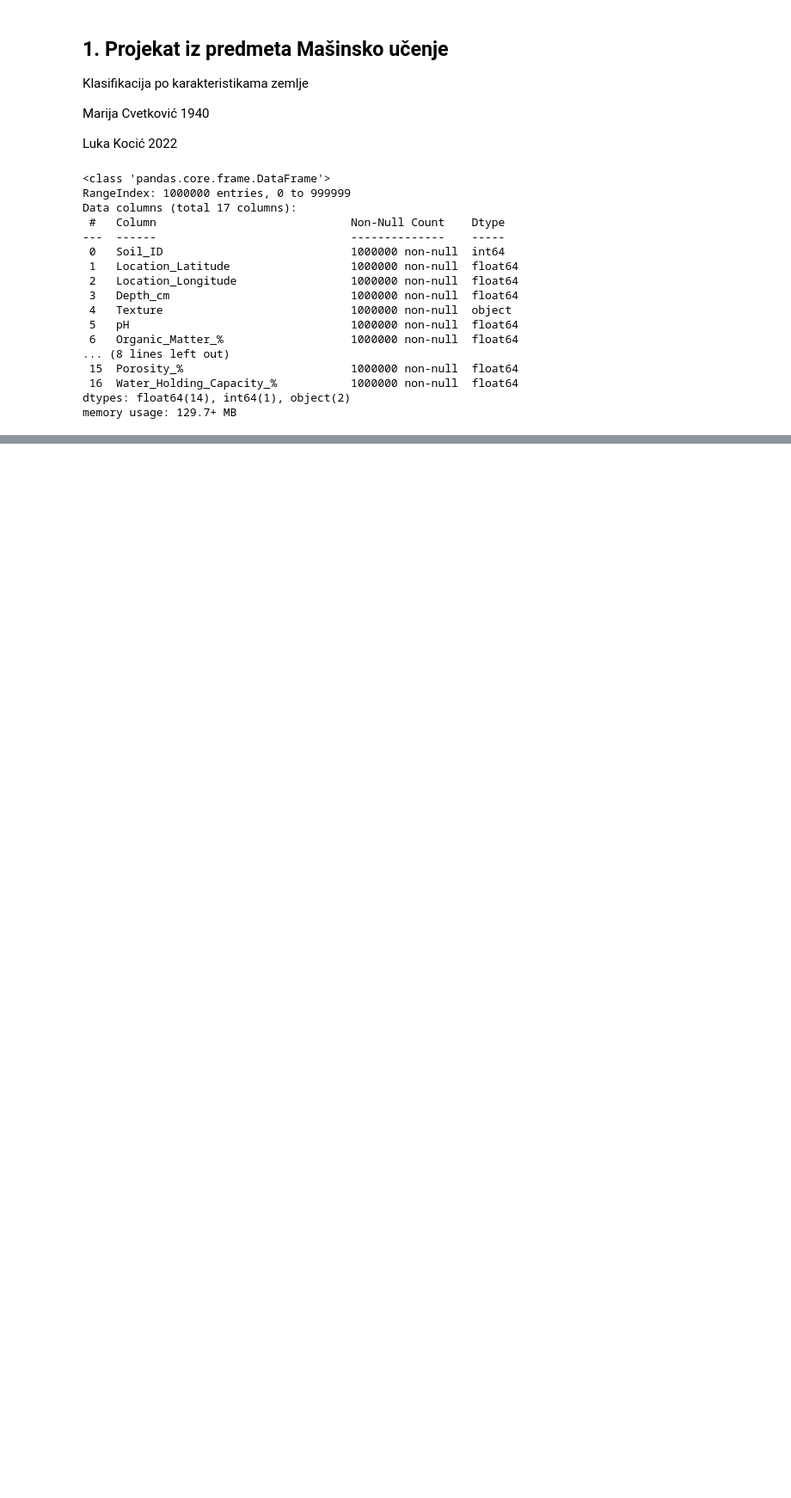
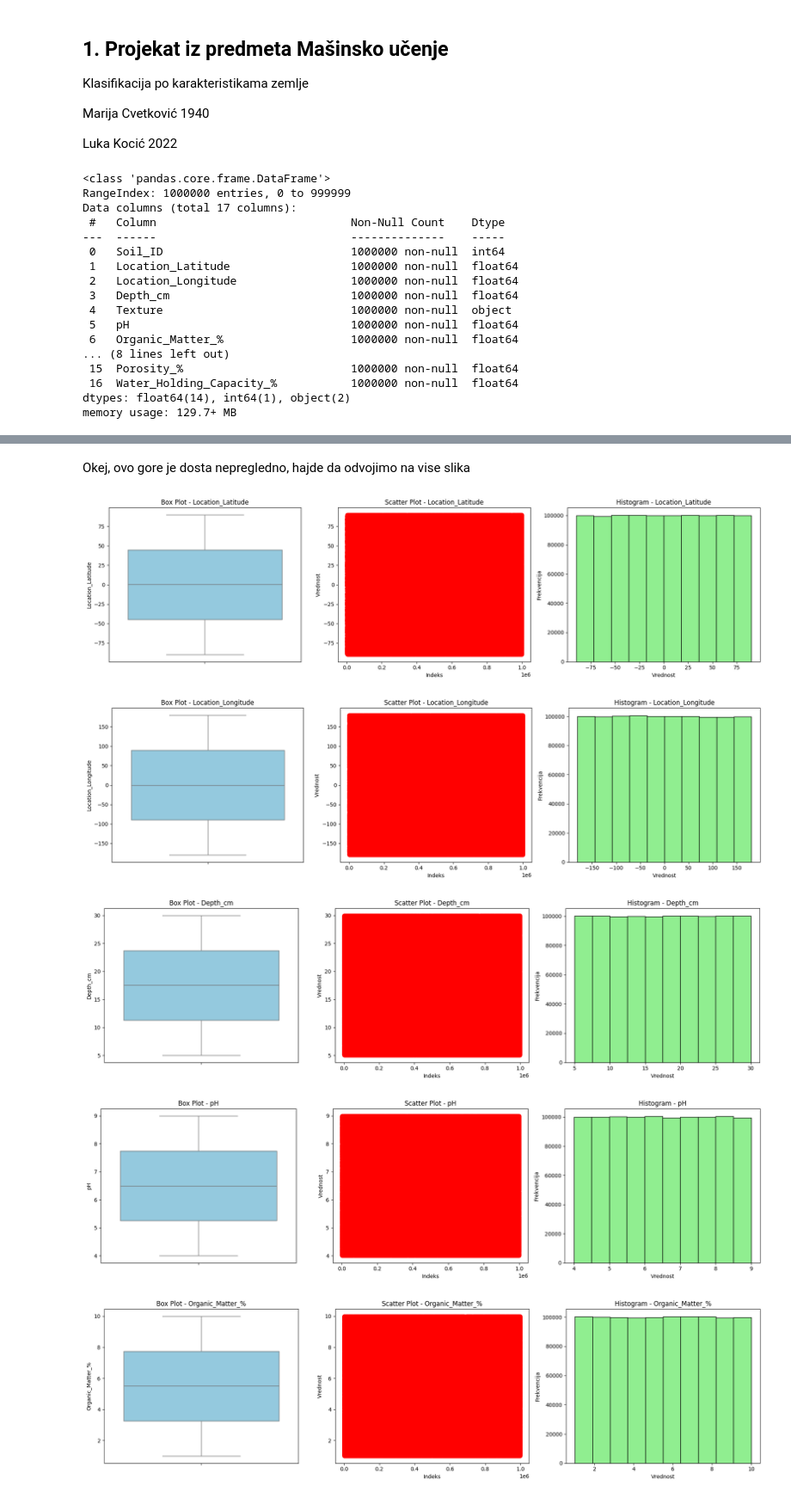
Before and after one commit to bazlooka/elfak-machine-learning, a Jupyter notebook: project 1/notebook.ipynb, the cells around one changed output, grey strips where cells are left out. Shown at 86% size. Cells and saved outputs as stored; diff of their text form; code cells hidden in the pictures; blank space fills up the shorter version.

```diff
--- a/project 1/notebook.ipynb
+++ b/project 1/notebook.ipynb
@@ -33,0 +98,33 @@ memory usage: 129.7+ MB
+# %% [markdown]
+Okej, ovo gore je dosta nepregledno, hajde da odvojimo na vise slika
+# %%
+for column in number_columns.columns:
+        plt.figure(figsize=(18, 5))
+
+        # Box plot
+        plt.subplot(1, 3, 1)
+        sns.boxplot(y=df[column], color='skyblue')
+        plt.title(f"Box Plot - {column}")
+
+        # Scatter plot
+        plt.subplot(1, 3, 2)
+        plt.scatter(x=range(len(df)), y=df[column], color='red')
+        plt.title(f"Scatter Plot - {column}")
+        plt.xlabel("Indeks")
+        plt.ylabel("Vrednost")
+
+        # Histogram
+        plt.subplot(1, 3, 3)
+        plt.hist(df[column], bins=10, color='lightgreen', edgecolor='black')
+        plt.title(f"Histogram - {column}")
+        plt.xlabel("Vrednost")
+        plt.ylabel("Frekvencija")
+
+        plt.tight_layout()
+        plt.show()
+# %% [output]
+[figure, added]
+[figure, added]
+[figure, added]
+[figure, added]
+[figure, added]
```
Also changed, not shown: parts of 15 cells of this notebook.
